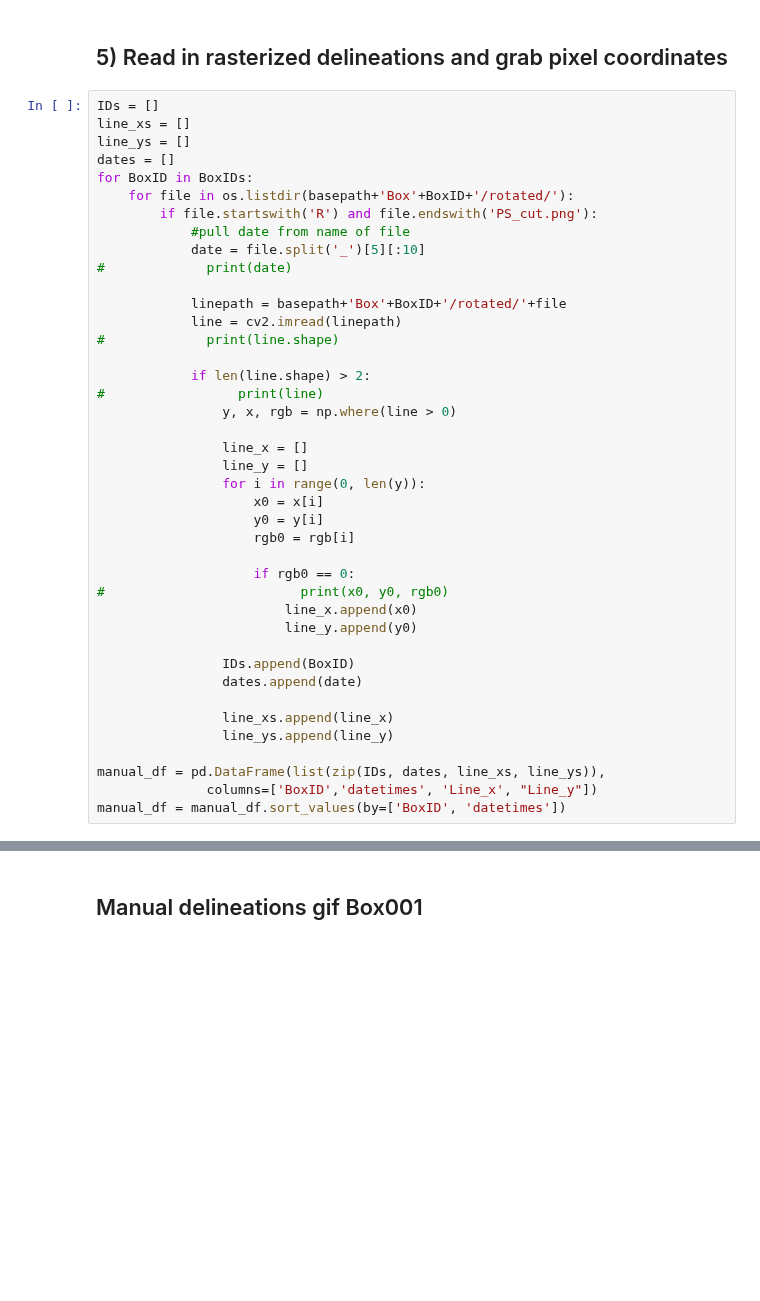
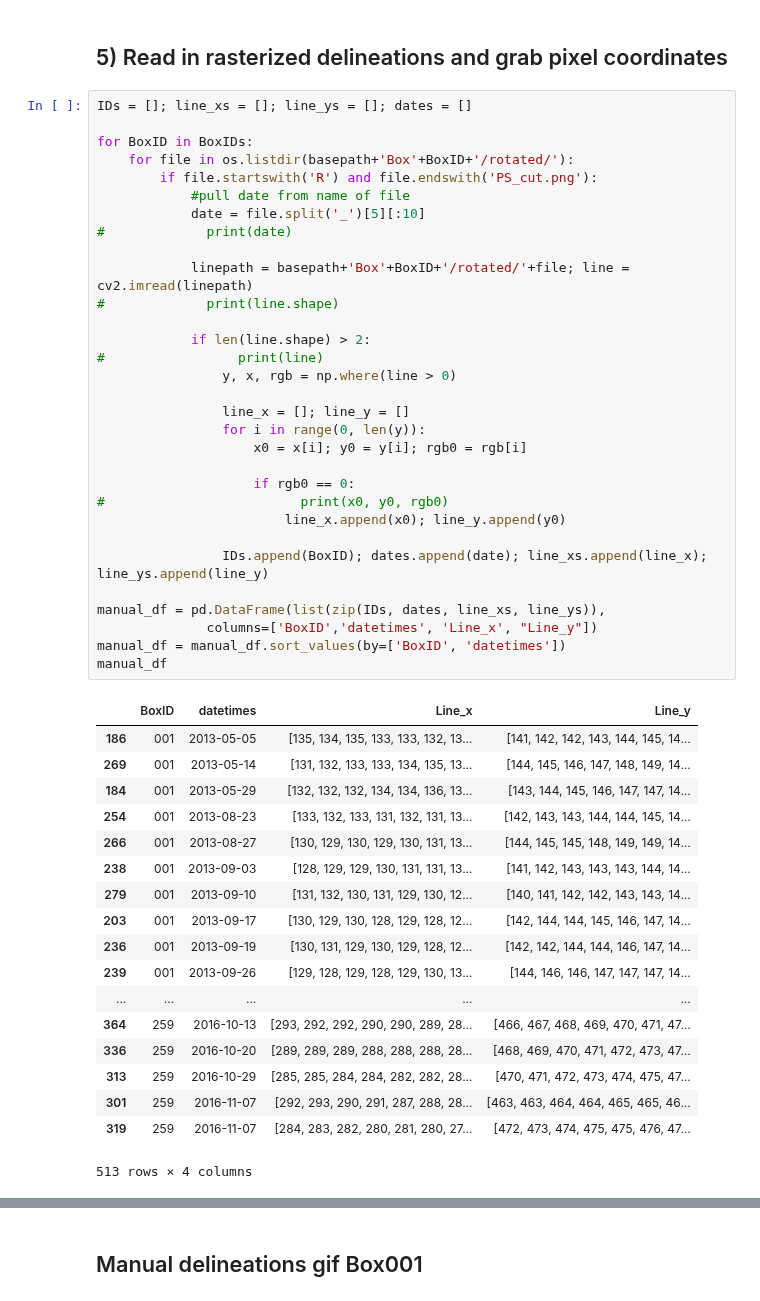
Before and after one commit to jukesliu/automated-glacier-terminus, a Jupyter notebook: Manual_delineations.ipynb, the cells around one changed output, grey strips where cells are left out. Saved outputs shown, nothing was run; the diff lists cells and outputs as text; blank space fills up the shorter version.

```diff
--- a/Manual_delineations.ipynb
+++ b/Manual_delineations.ipynb
@@ -292,43 +304,52 @@ Use ``imageio.imwrite`` instead.
 # %% [markdown]
 ## 5) Read in rasterized delineations and grab pixel coordinates
 # %%
-IDs = []
-line_xs = []
-line_ys = []
-dates = []
+IDs = []; line_xs = []; line_ys = []; dates = []
+
 for BoxID in BoxIDs:
     for file in os.listdir(basepath+'Box'+BoxID+'/rotated/'):
         if file.startswith('R') and file.endswith('PS_cut.png'):
             #pull date from name of file
             date = file.split('_')[5][:10]
 #             print(date)
 
-            linepath = basepath+'Box'+BoxID+'/rotated/'+file
-            line = cv2.imread(linepath)
+            linepath = basepath+'Box'+BoxID+'/rotated/'+file; line = cv2.imread(linepath)
 #             print(line.shape)
 
             if len(line.shape) > 2:
 #                 print(line)
                 y, x, rgb = np.where(line > 0)
 
-                line_x = []
-                line_y = []
+                line_x = []; line_y = []
                 for i in range(0, len(y)):
-                    x0 = x[i]
-                    y0 = y[i]
-                    rgb0 = rgb[i]
+                    x0 = x[i]; y0 = y[i]; rgb0 = rgb[i]
 
                     if rgb0 == 0:
 #                         print(x0, y0, rgb0)
-                        line_x.append(x0)
-                        line_y.append(y0)
+                        line_x.append(x0); line_y.append(y0)
 
-                IDs.append(BoxID)
-                dates.append(date)
-
-                line_xs.append(line_x)
-                line_ys.append(line_y)
+                IDs.append(BoxID); dates.append(date); line_xs.append(line_x); line_ys.append(line_y)
 
 manual_df = pd.DataFrame(list(zip(IDs, dates, line_xs, line_ys)),
               columns=['BoxID','datetimes', 'Line_x', "Line_y"])
 manual_df = manual_df.sort_values(by=['BoxID', 'datetimes'])
+manual_df
+# %% [output]
+|  | BoxID | datetimes | Line_x | Line_y |
+| 186 | 001 | 2013-05-05 | [135, 134, 135, 133, 133, 132, 13... | [141, 142, 142, 143, 144, 145, 14... |
+| 269 | 001 | 2013-05-14 | [131, 132, 133, 133, 134, 135, 13... | [144, 145, 146, 147, 148, 149, 14... |
+| 184 | 001 | 2013-05-29 | [132, 132, 132, 134, 134, 136, 13... | [143, 144, 145, 146, 147, 147, 14... |
+| 254 | 001 | 2013-08-23 | [133, 132, 133, 131, 132, 131, 13... | [142, 143, 143, 144, 144, 145, 14... |
+| 266 | 001 | 2013-08-27 | [130, 129, 130, 129, 130, 131, 13... | [144, 145, 145, 148, 149, 149, 14... |
+| 238 | 001 | 2013-09-03 | [128, 129, 129, 130, 131, 131, 13... | [141, 142, 143, 143, 143, 144, 14... |
+| 279 | 001 | 2013-09-10 | [131, 132, 130, 131, 129, 130, 12... | [140, 141, 142, 142, 143, 143, 14... |
+| 203 | 001 | 2013-09-17 | [130, 129, 130, 128, 129, 128, 12... | [142, 144, 144, 145, 146, 147, 14... |
+| 236 | 001 | 2013-09-19 | [130, 131, 129, 130, 129, 128, 12... | [142, 142, 144, 144, 146, 147, 14... |
+| 239 | 001 | 2013-09-26 | [129, 128, 129, 128, 129, 130, 13... | [144, 146, 146, 147, 147, 147, 14... |
+| ... | ... | ... | ... | ... |
+| 364 | 259 | 2016-10-13 | [293, 292, 292, 290, 290, 289, 28... | [466, 467, 468, 469, 470, 471, 47... |
+| 336 | 259 | 2016-10-20 | [289, 289, 289, 288, 288, 288, 28... | [468, 469, 470, 471, 472, 473, 47... |
+| 313 | 259 | 2016-10-29 | [285, 285, 284, 284, 282, 282, 28... | [470, 471, 472, 473, 474, 475, 47... |
+| 301 | 259 | 2016-11-07 | [292, 293, 290, 291, 287, 288, 28... | [463, 463, 464, 464, 465, 465, 46... |
+| 319 | 259 | 2016-11-07 | [284, 283, 282, 280, 281, 280, 27... | [472, 473, 474, 475, 475, 476, 47... |
+513 rows × 4 columns
```
Also changed, not shown: parts of 39 cells of this notebook, 2 other files.
